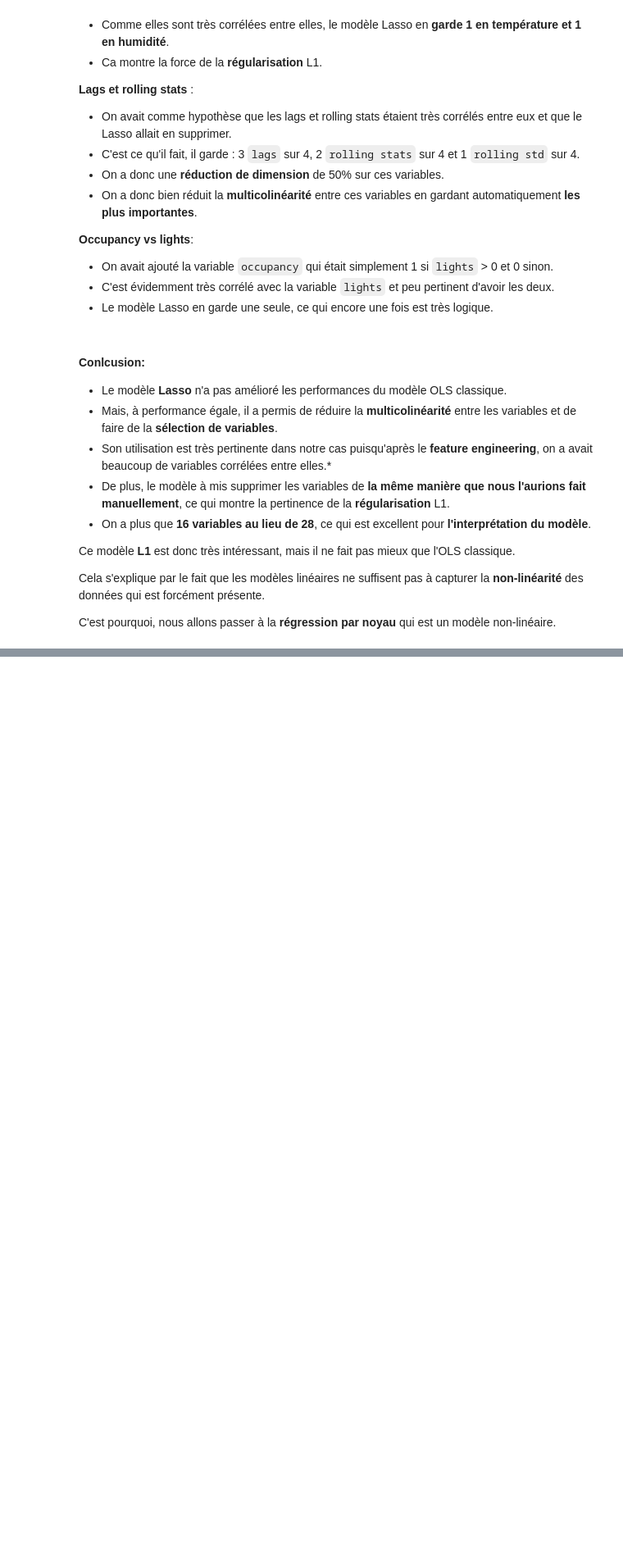
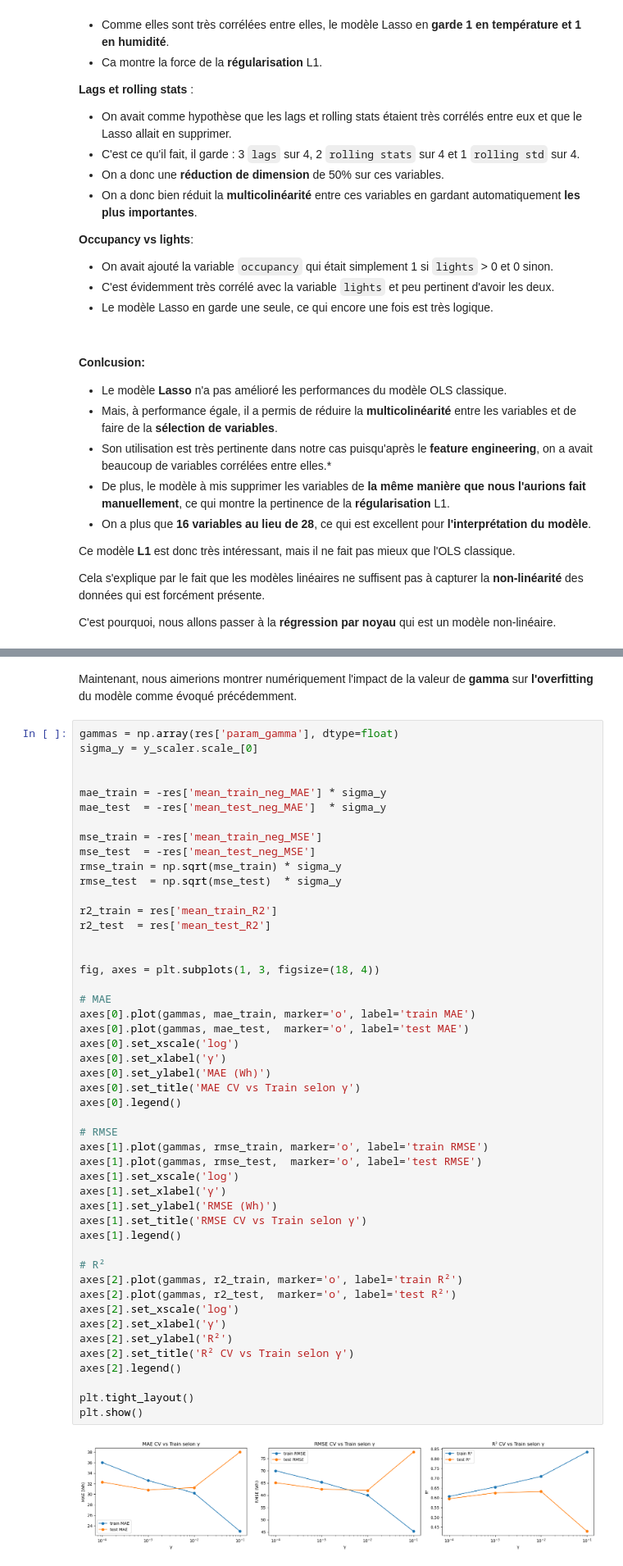
Before and after one commit to issagith/energy-consumption-prediction, a Jupyter notebook: main.ipynb, the cells around one changed output, grey strips where cells are left out. Shown at 82% size. Saved outputs shown, nothing was run; the diff lists cells and outputs as text; blank space fills up the shorter version.

```diff
--- a/main.ipynb
+++ b/main.ipynb
@@ -1737,0 +2027,52 @@ C'est pourquoi, nous allons passer à la **régression par noyau** qui est un mo
+# %% [markdown]
+Maintenant, nous aimerions montrer numériquement l'impact de la valeur de **gamma** sur **l'overfitting** du modèle comme évoqué précédemment.
+# %%
+gammas = np.array(res['param_gamma'], dtype=float)
+sigma_y = y_scaler.scale_[0]
+
+
+mae_train = -res['mean_train_neg_MAE'] * sigma_y
+mae_test  = -res['mean_test_neg_MAE']  * sigma_y
+
+mse_train = -res['mean_train_neg_MSE']
+mse_test  = -res['mean_test_neg_MSE']
+rmse_train = np.sqrt(mse_train) * sigma_y
+rmse_test  = np.sqrt(mse_test)  * sigma_y
+
+r2_train = res['mean_train_R2']
+r2_test  = res['mean_test_R2']
+
+
+fig, axes = plt.subplots(1, 3, figsize=(18, 4))
+
+# MAE
+axes[0].plot(gammas, mae_train, marker='o', label='train MAE')
+axes[0].plot(gammas, mae_test,  marker='o', label='test MAE')
+axes[0].set_xscale('log')
+axes[0].set_xlabel('γ')
+axes[0].set_ylabel('MAE (Wh)')
+axes[0].set_title('MAE CV vs Train selon γ')
+axes[0].legend()
+
+# RMSE
+axes[1].plot(gammas, rmse_train, marker='o', label='train RMSE')
+axes[1].plot(gammas, rmse_test,  marker='o', label='test RMSE')
+axes[1].set_xscale('log')
+axes[1].set_xlabel('γ')
+axes[1].set_ylabel('RMSE (Wh)')
+axes[1].set_title('RMSE CV vs Train selon γ')
+axes[1].legend()
+
+# R²
+axes[2].plot(gammas, r2_train, marker='o', label='train R²')
+axes[2].plot(gammas, r2_test,  marker='o', label='test R²')
+axes[2].set_xscale('log')
+axes[2].set_xlabel('γ')
+axes[2].set_ylabel('R²')
+axes[2].set_title('R² CV vs Train selon γ')
+axes[2].legend()
+
+plt.tight_layout()
+plt.show()
+# %% [output]
+[figure, added]
```
Also changed, not shown: parts of 41 cells of this notebook.
